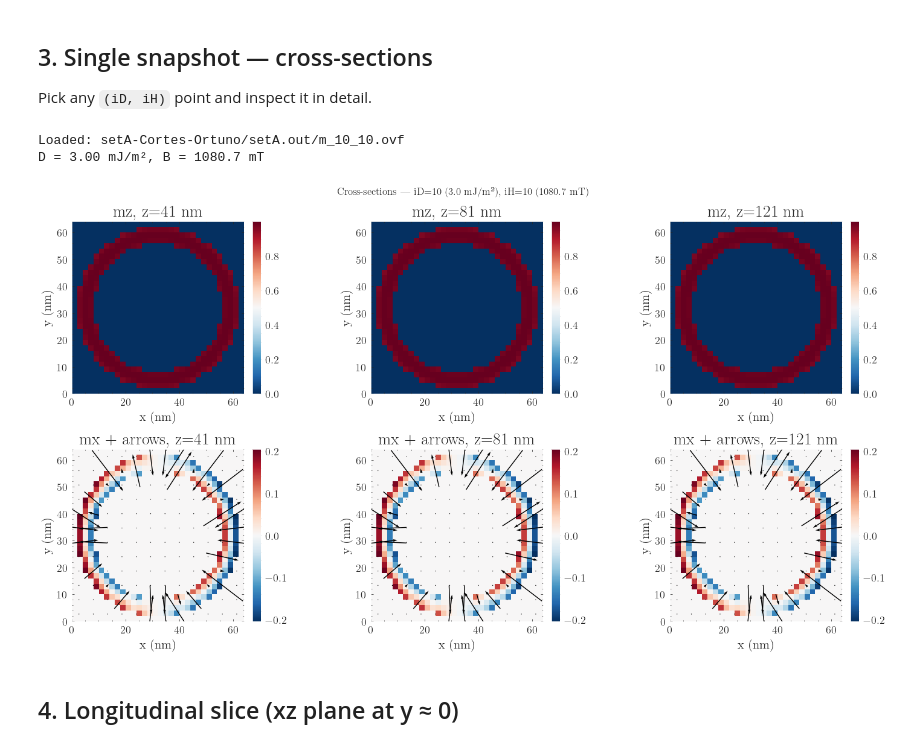
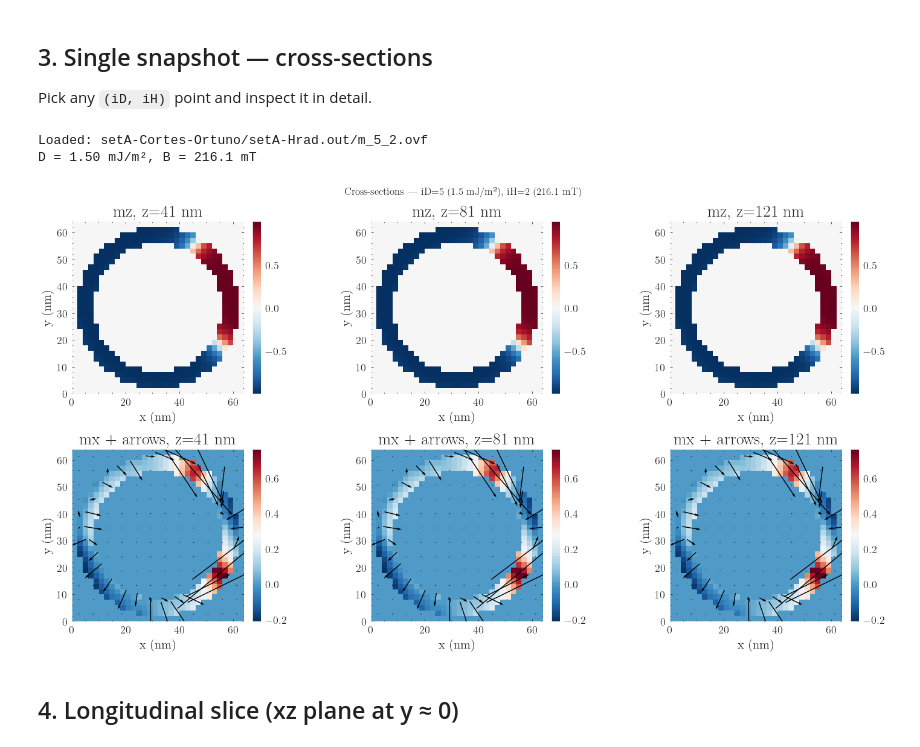
Before and after one commit to itxasoma/mumax3, a Jupyter notebook: nanotube_analysis.ipynb, the cells around one changed output. Cells and saved outputs as stored; diff of their text form; code cells hidden in the pictures.

Commit message:
plots checkpoint 2

```diff
--- a/nanotube_analysis.ipynb
+++ b/nanotube_analysis.ipynb
@@ -28,7 +28,7 @@ plt.rcParams['figure.facecolor'] = 'white'
 # %%
 # --- ONLY EDIT THIS CELL TO SWITCH BETWEEN CASES ---
 
-CASE = "setA"          # options: "setA" or "setA-Hrad"
+CASE = "setA-Hrad"          # options: "setA" or "setA-Hrad"
 
 if CASE == "setA":
     SIM_DIR = "setA-Cortes-Ortuno/setA.out"
@@ -136,8 +136,8 @@ plot_phase_grid(MY, r"Phase diagram: $\langle m_y \rangle$", r"$\langle m_y \ran
 Pick any `(iD, iH)` point and inspect it in detail.
 # %%
 # Choose the snapshot
-iD_plot = 10  # D index (0 .. N_D-1)
-iH_plot = 10  # B index (0 .. N_H-1)
+iD_plot = 5  # D index (0 .. N_D-1)
+iH_plot = 2  # B index (0 .. N_H-1)
 
 fname = os.path.join(SIM_DIR, f'm_{iD_plot}_{iH_plot}.ovf')
 field = df.Field.from_file(fname)
@@ -145,36 +145,36 @@ print(f'Loaded: {fname}')
 print(f'D = {D_vals[iD_plot]*1e3:.2f} mJ/m², B = {B_vals[iH_plot]*1e3:.1f} mT')
 
 # Cross-sections along z
 Nz = field.mesh.n[2]
 z_indices = [Nz // 4, Nz // 2, 3 * Nz // 4]
 z_coords = [field.mesh.region.pmin[2] + (i + 0.5) * field.mesh.cell[2]
             for i in z_indices]
 
 fig, axes = plt.subplots(2, len(z_indices), figsize=(5 * len(z_indices), 8))
 for col, (iz, zc) in enumerate(zip(z_indices, z_coords)):
 
     # top row: mz colourmap
     field.sel(z=zc).z.mpl.scalar(ax=axes[0][col], cmap='RdBu_r', colorbar=True)
     axes[0][col].set_title(f'mz, z={zc*1e9:.0f} nm')
 
     # bottom row: mx + arrows
     field.sel(z=zc).x.mpl.scalar(ax=axes[1][col], cmap='RdBu_r', colorbar=True)
     field.sel(z=zc).resample(n=(12, 12)).mpl.vector(
         ax=axes[1][col], use_color=False, color='black')
     axes[1][col].set_title(f'mx + arrows, z={zc*1e9:.0f} nm')
 
 plt.suptitle(
     f'Cross-sections — iD={iD_plot} ({D_vals[iD_plot]*1e3:.1f} mJ/m²), '
     f'iH={iH_plot} ({B_vals[iH_plot]*1e3:.1f} mT)',
     fontsize=12
 )
 plt.tight_layout()
 plt.savefig(os.path.join(PLOTS_DIR, f'cross_sections_{iD_plot}_{iH_plot}.pdf'), dpi=150, bbox_inches='tight')
 plt.show()
 # %% [output]
-Loaded: setA-Cortes-Ortuno/setA.out/m_10_10.ovf
-D = 3.00 mJ/m², B = 1080.7 mT
+Loaded: setA-Cortes-Ortuno/setA-Hrad.out/m_5_2.ovf
+D = 1.50 mJ/m², B = 216.1 mT
-[figure, old version]
+[figure, new version]
 # %% [markdown]
 ## 4. Longitudinal slice (xz plane at y ≈ 0)
 # %%
```
Also changed, not shown: parts of 5 cells of this notebook, 7 other files.
